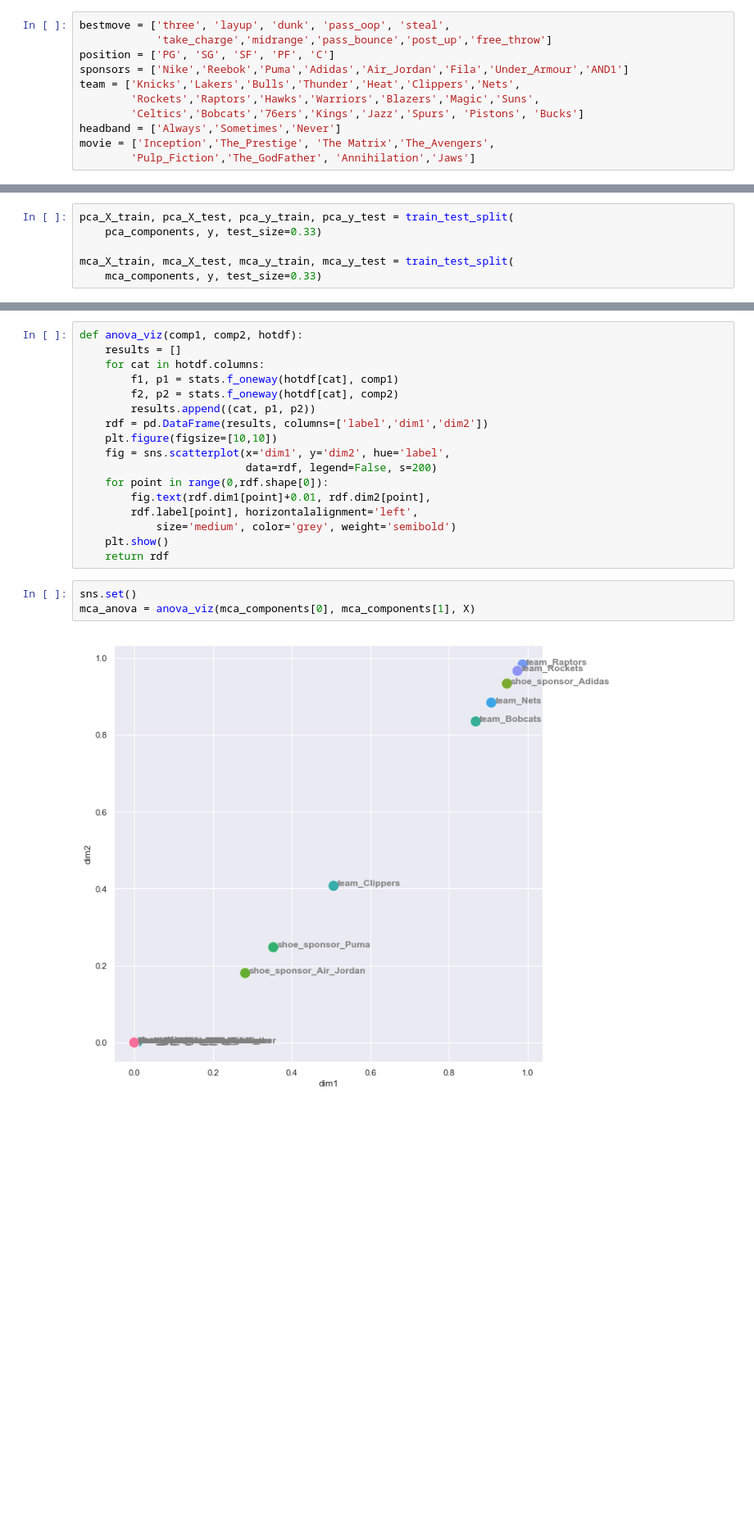
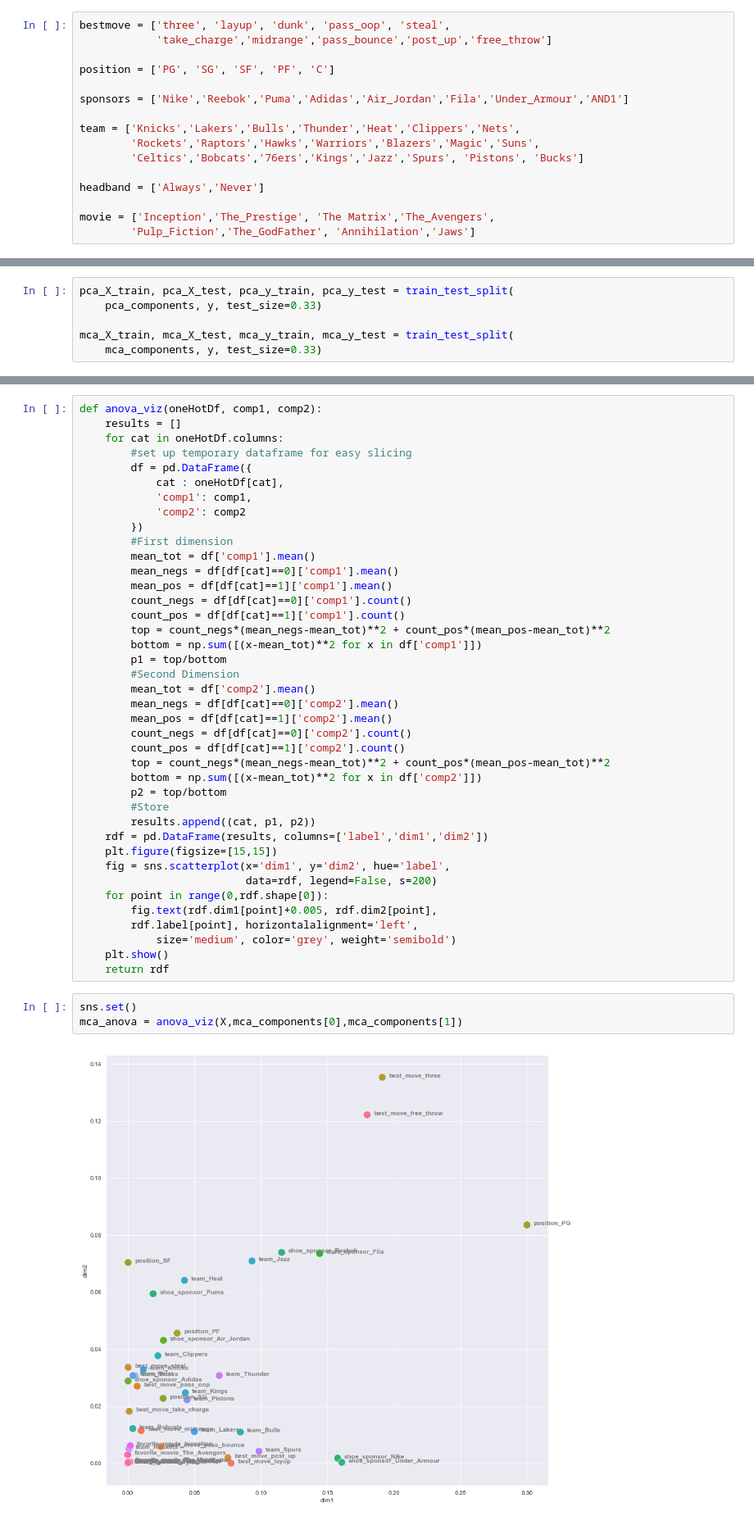
Before and after one commit to conditg/binary-viz, a Jupyter notebook: GeneratedData.ipynb, the cells around one changed output, grey strips where cells are left out. Shown at 82% size. Saved outputs shown, nothing was run; the diff lists cells and outputs as text; blank space fills up the shorter version.

```diff
--- a/GeneratedData.ipynb
+++ b/GeneratedData.ipynb
@@ -128,12 +128,17 @@ feat4 {0, 1, 2, 3, 4, 5, 6, 7, 8, 9, -2, -6, -5, -4, -3, -1}
 # %%
 bestmove = ['three', 'layup', 'dunk', 'pass_oop', 'steal',
             'take_charge','midrange','pass_bounce','post_up','free_throw']
+
 position = ['PG', 'SG', 'SF', 'PF', 'C']
+
 sponsors = ['Nike','Reebok','Puma','Adidas','Air_Jordan','Fila','Under_Armour','AND1']
+
 team = ['Knicks','Lakers','Bulls','Thunder','Heat','Clippers','Nets',
         'Rockets','Raptors','Hawks','Warriors','Blazers','Magic','Suns',
         'Celtics','Bobcats','76ers','Kings','Jazz','Spurs', 'Pistons', 'Bucks']
-headband = ['Always','Sometimes','Never']
+
+headband = ['Always','Never']
+
 movie = ['Inception','The_Prestige', 'The Matrix','The_Avengers',
         'Pulp_Fiction','The_GodFather', 'Annihilation','Jaws']
 # %%
@@ -326,23 +327,46 @@ F_onewayResult(statistic=234.14841090902473, pvalue=1.4742009925525832e-52)
 # %%
-def anova_viz(comp1, comp2, hotdf):
+def anova_viz(oneHotDf, comp1, comp2):
     results = []
-    for cat in hotdf.columns:
-        f1, p1 = stats.f_oneway(hotdf[cat], comp1)
-        f2, p2 = stats.f_oneway(hotdf[cat], comp2)
+    for cat in oneHotDf.columns:
+        #set up temporary dataframe for easy slicing
+        df = pd.DataFrame({
+            cat : oneHotDf[cat],
+            'comp1': comp1,
+            'comp2': comp2
+        })
+        #First dimension
+        mean_tot = df['comp1'].mean()
+        mean_negs = df[df[cat]==0]['comp1'].mean()
+        mean_pos = df[df[cat]==1]['comp1'].mean()
+        count_negs = df[df[cat]==0]['comp1'].count()
+        count_pos = df[df[cat]==1]['comp1'].count()
+        top = count_negs*(mean_negs-mean_tot)**2 + count_pos*(mean_pos-mean_tot)**2
+        bottom = np.sum([(x-mean_tot)**2 for x in df['comp1']])
+        p1 = top/bottom
+        #Second Dimension
+        mean_tot = df['comp2'].mean()
+        mean_negs = df[df[cat]==0]['comp2'].mean()
+        mean_pos = df[df[cat]==1]['comp2'].mean()
+        count_negs = df[df[cat]==0]['comp2'].count()
+        count_pos = df[df[cat]==1]['comp2'].count()
+        top = count_negs*(mean_negs-mean_tot)**2 + count_pos*(mean_pos-mean_tot)**2
+        bottom = np.sum([(x-mean_tot)**2 for x in df['comp2']])
+        p2 = top/bottom
+        #Store
         results.append((cat, p1, p2))
     rdf = pd.DataFrame(results, columns=['label','dim1','dim2'])
-    plt.figure(figsize=[10,10])
+    plt.figure(figsize=[15,15])
     fig = sns.scatterplot(x='dim1', y='dim2', hue='label',
                           data=rdf, legend=False, s=200)
     for point in range(0,rdf.shape[0]):
-        fig.text(rdf.dim1[point]+0.01, rdf.dim2[point],
+        fig.text(rdf.dim1[point]+0.005, rdf.dim2[point],
         rdf.label[point], horizontalalignment='left',
             size='medium', color='grey', weight='semibold')
     plt.show()
     return rdf
 # %%
 sns.set()
-mca_anova = anova_viz(mca_components[0], mca_components[1], X)
+mca_anova = anova_viz(X,mca_components[0],mca_components[1])
 # %% [output]
-[figure, old version]
+[figure, new version]
 # %%
```
Also changed, not shown: parts of 22 cells of this notebook, 1 other file.
